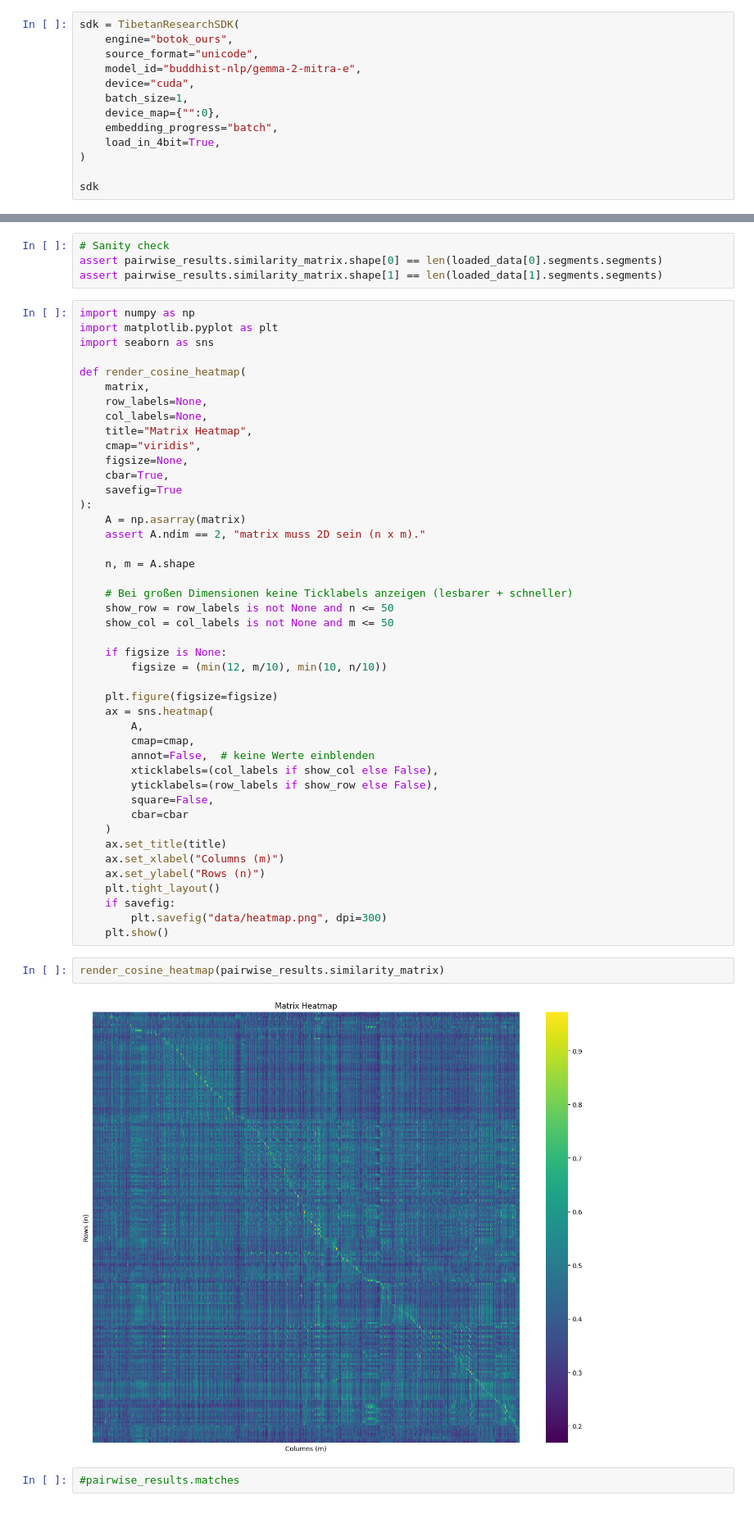
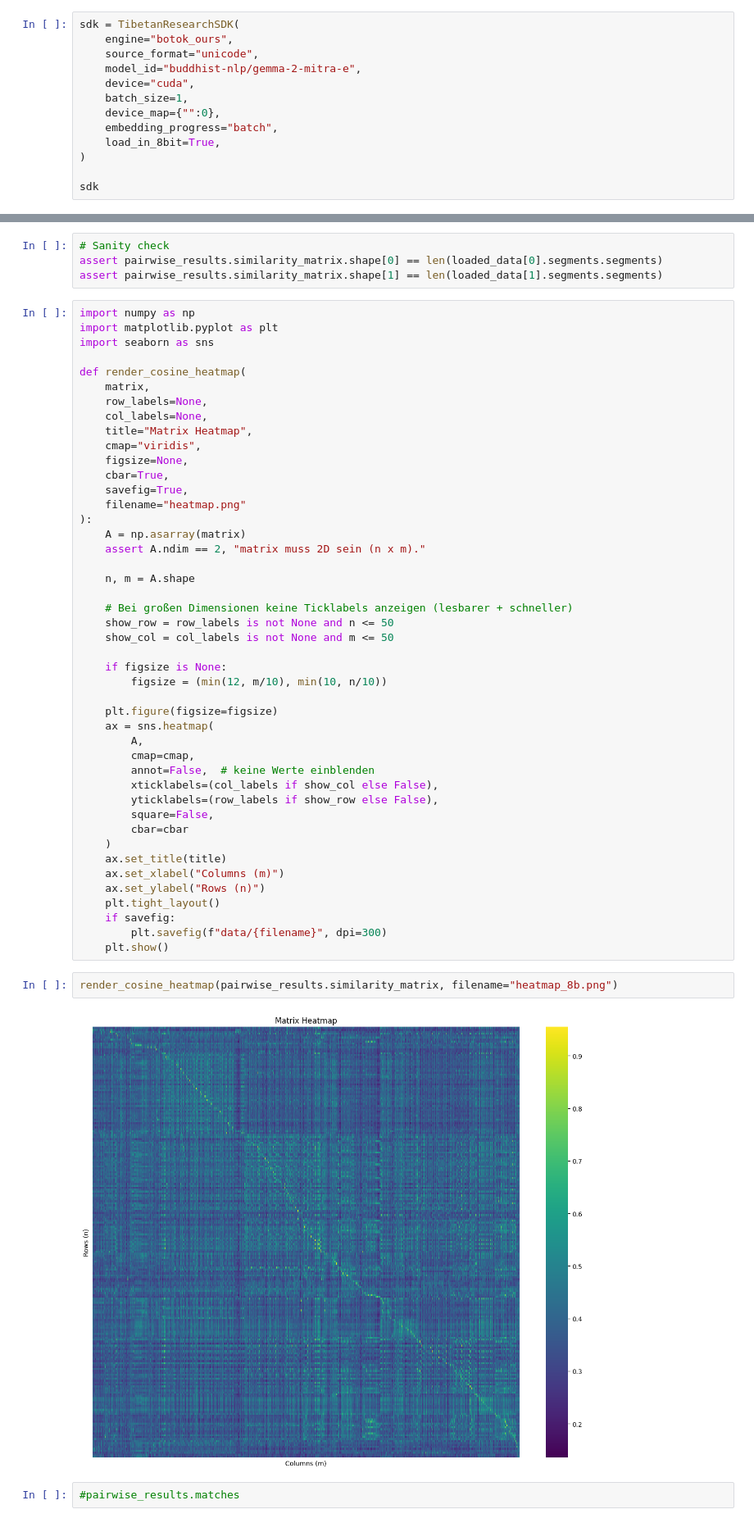
Before and after one commit to thomjur/tibetan-intertext-lab, a Jupyter notebook: study/Exploratory_Study.ipynb, the cells around one changed output, grey strips where cells are left out. Shown at 82% size. Cells and saved outputs as stored; diff of their text form.

```diff
--- a/study/Exploratory_Study.ipynb
+++ b/study/Exploratory_Study.ipynb
@@ -44,7 +44,7 @@ sdk = TibetanResearchSDK(
     batch_size=1,
     device_map={"":0},
     embedding_progress="batch",
-    load_in_4bit=True,
+    load_in_8bit=True,
 )
 
 sdk
@@ -203,7 +201,8 @@ def render_cosine_heatmap(
     cmap="viridis",
     figsize=None,
     cbar=True,
-    savefig=True
+    savefig=True,
+    filename="heatmap.png"
 ):
     A = np.asarray(matrix)
     assert A.ndim == 2, "matrix muss 2D sein (n x m)."
@@ -232,12 +231,12 @@ def render_cosine_heatmap(
     ax.set_ylabel("Rows (n)")
     plt.tight_layout()
     if savefig:
-        plt.savefig("data/heatmap.png", dpi=300)
+        plt.savefig(f"data/{filename}", dpi=300)
     plt.show()
 # %%
-render_cosine_heatmap(pairwise_results.similarity_matrix)
+render_cosine_heatmap(pairwise_results.similarity_matrix, filename="heatmap_8b.png")
 # %% [output]
-[figure, old version]
+[figure, new version]
 # %%
 #pairwise_results.matches
 # %%
```
Also changed, not shown: parts of 4 cells of this notebook, 3 other files.
